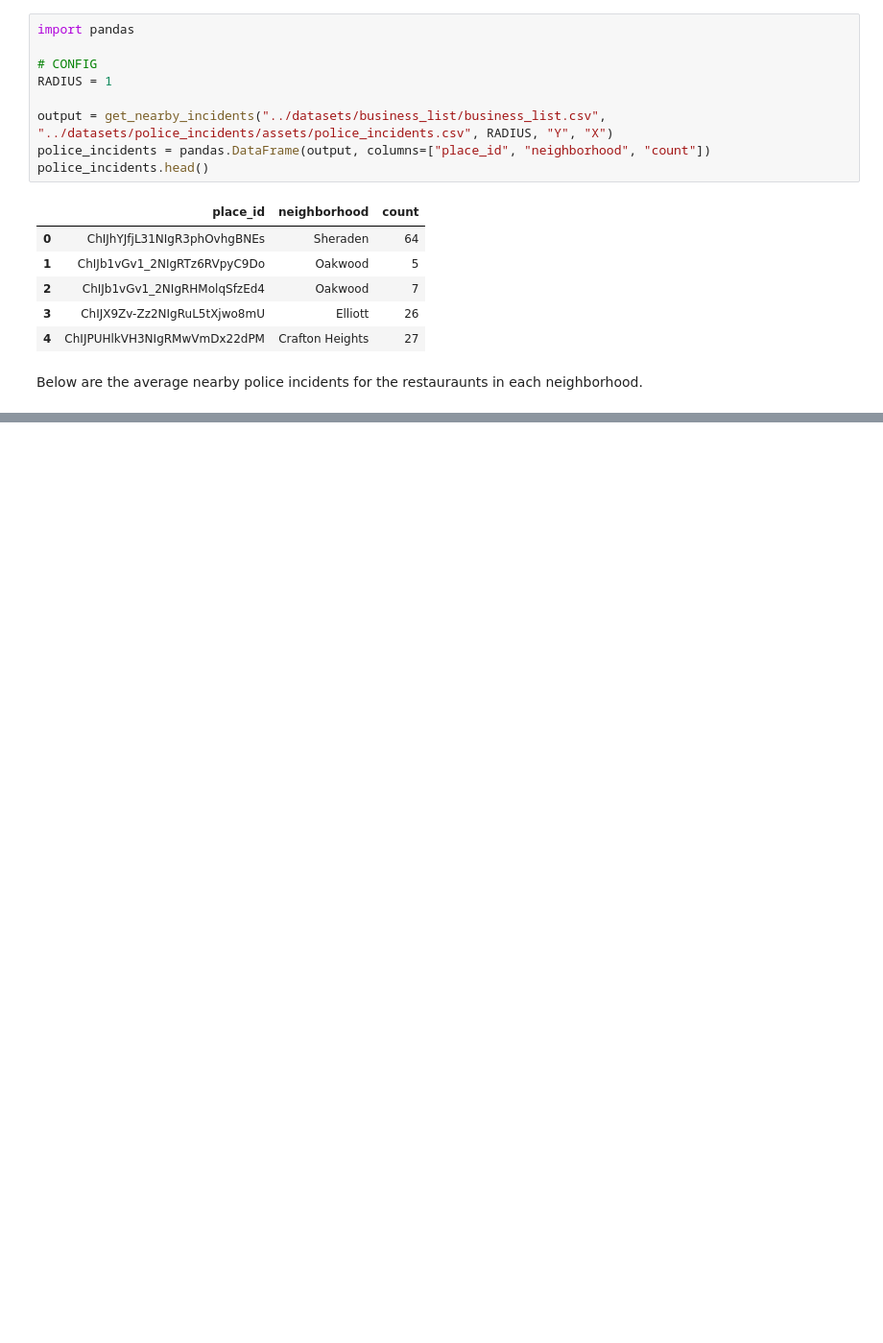
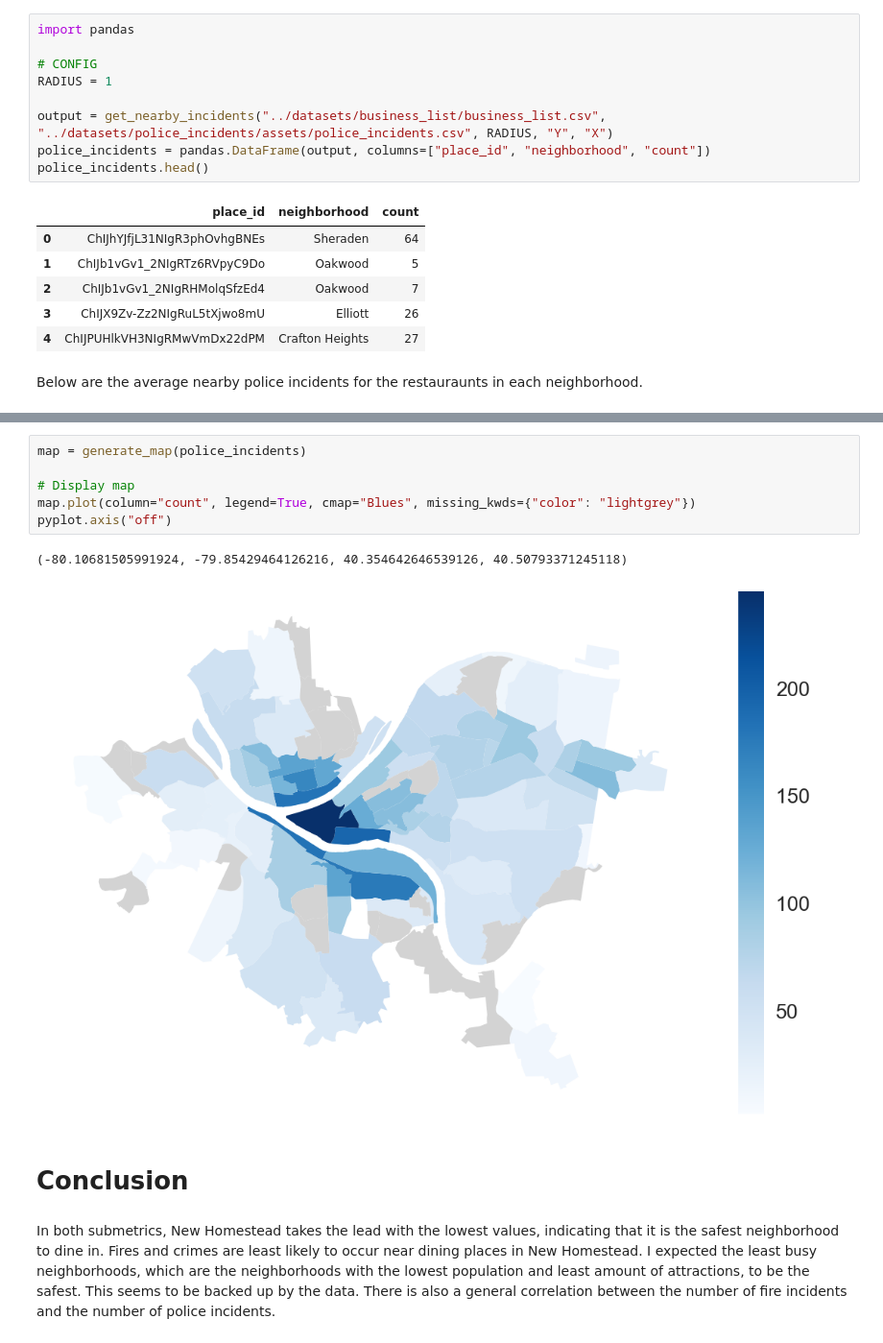
Before and after one commit to Bejofo/CMPINFO_0010_Final_Project, a Jupyter notebook: notebooks/Jason.ipynb, the cells around one changed output, grey strips where cells are left out. Shown at 96% size. Drawn from its saved outputs; the diff is of its cells as text; blank space fills up the shorter version.

```diff
--- a/notebooks/Jason.ipynb
+++ b/notebooks/Jason.ipynb
@@ -487,0 +491,13 @@ police_incidents_grouped.head()
+# %%
+map = generate_map(police_incidents)
+
+# Display map
+map.plot(column="count", legend=True, cmap="Blues", missing_kwds={"color": "lightgrey"})
+pyplot.axis("off")
+# %% [output]
+(-80.10681505991924, -79.85429464126216, 40.354642646539126, 40.50793371245118)
+[figure, added]
+# %% [markdown]
+# Conclusion
+# %% [markdown]
+In both submetrics, New Homestead takes the lead with the lowest values, indicating that it is the safest neighborhood to dine in. Fires and crimes are least likely to occur near dining places in New Homestead. I expected the least busy neighborhoods, which are the neighborhoods with the lowest population and least amount of attractions, to be the safest. This seems to be backed up by the data. There is also a general correlation between the number of fire incidents and the number of police incidents.
```
Also changed, not shown: parts of 20 cells of this notebook.
